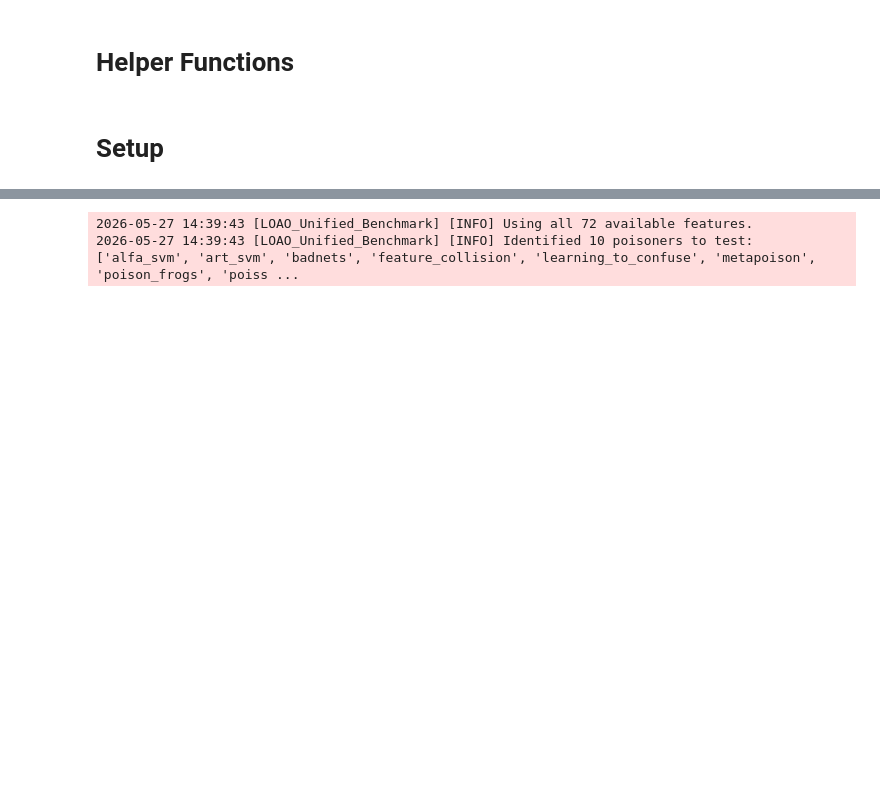
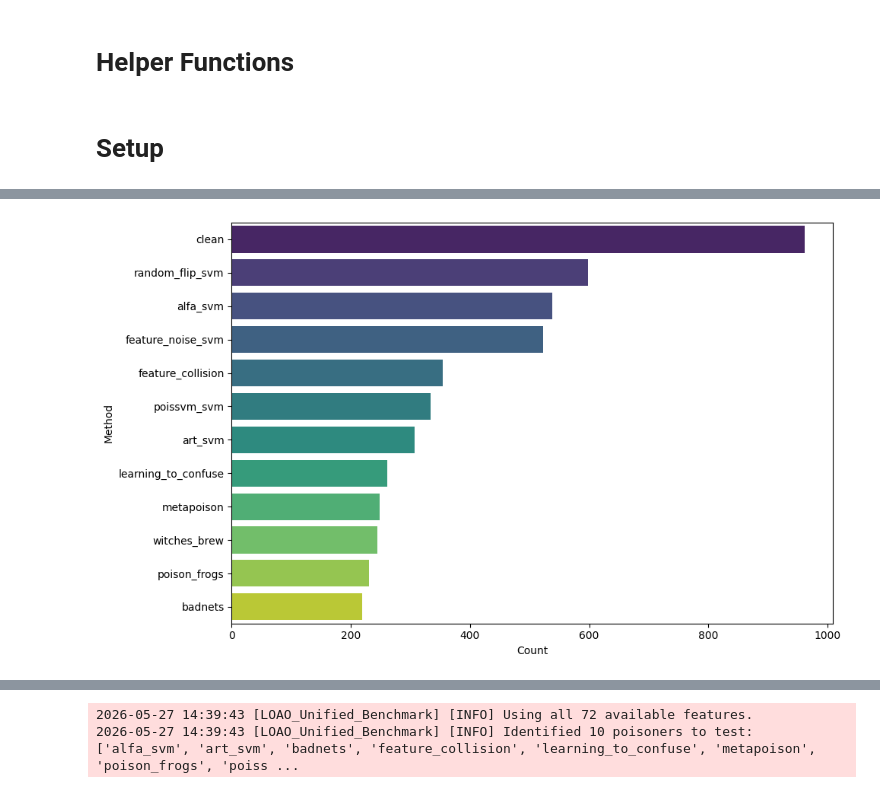
Before and after one commit to wickerlab/diva-2, a Jupyter notebook: diva/detector.ipynb, the cells around one changed output, grey strips where cells are left out. Drawn from its saved outputs; the diff is of its cells as text; code cells hidden in the pictures; blank space fills up the shorter version.

Commit message:
Added meta_db description plots to detector.ipynb

```diff
--- a/diva/detector.ipynb
+++ b/diva/detector.ipynb
@@ -72,3 +72,86 @@ workers = 4
 seed = 42
 plots_dir = f"data/plots_detector"
 os.makedirs(plots_dir, exist_ok=True)
+# %%
+"""
+Reads the MetaDB, prints comprehensive statistics regarding dataset balance,
+and generates visual plots (bar chart for methods, heatmap for rates).
+"""
+if not os.path.exists(db_path):
+    logger.error(f"Database not found at: {db_path}")
+
+try:
+    df = pd.read_csv(db_path)
+except Exception as e:
+    logger.error(f"Failed to read database: {e}")
+
+plots_metadb_dir = "./data/plots_metadb"
+os.makedirs(plots_metadb_dir, exist_ok=True)
+
+print("\n" + "="*50)
+print(f"📊 META-DATABASE STATISTICS: {os.path.basename(db_path)}")
+print("="*50)
+
+print(f"Total Datasets Processed: {len(df)}")
+
+if 'Is_Poisoned' in df.columns:
+    print("\n--- ⚖️ Class & Domain Distribution ---")
+    clean_df = df[df['Is_Poisoned'] == 0].copy()
+    clean_count = len(clean_df)
+    pois_count = len(df[df['Is_Poisoned'] == 1])
+
+    print(f"Clean (0):    {clean_count} ({clean_count/len(df):.1%})")
+    print(f"Poisoned (1): {pois_count} ({pois_count/len(df):.1%})")
+
+    # Dynamically extract sources from clean datasets
+    def extract_source(data_name):
+        if data_name.startswith('f0') or data_name.startswith('f1'):
+            return 'synthetic'
+        return data_name.split('_')[0].lower()
+
+    clean_df['Source'] = clean_df['Data'].apply(extract_source)
+    source_counts = clean_df['Source'].value_counts()
+
+    print("\nClean Baselines by Source:")
+    for src, count in source_counts.items():
+        print(f"  - {src.upper()}: {count} ({count/clean_count:.1%})")
+
+if 'Method' in df.columns:
+    print("\n--- 🛡️ Breakdown by Method ---")
+    method_counts = df['Method'].value_counts()
+    print(method_counts.to_string())
+
+    # Plot: Breakdown by Method (Fixed seaborn warning)
+    plt.figure(figsize=(10, 6))
+    sns.barplot(x=method_counts.values, y=method_counts.index, hue=method_counts.index, palette='viridis', legend=False)
+    print(f"Dataset Breakdown by Method ({os.path.basename(db_path)})")
+    plt.xlabel("Count")
+    plt.ylabel("Method")
+    plt.tight_layout()
+    method_plot_path = os.path.join(plots_metadb_dir, f"{os.path.splitext(os.path.basename(db_path))[0]}_method_dist.png")
+    plt.savefig(method_plot_path, dpi=300, bbox_inches='tight')
+    print(f"-> Saved method breakdown plot to: {method_plot_path}")
+
+if 'Method' in df.columns and 'Rate' in df.columns:
+    print("\n--- 📈 Rate Distribution per Method ---")
+    df_attacks = df[df['Method'] != 'clean'].copy()
+
+    if not df_attacks.empty:
+        df_attacks['Rate'] = df_attacks['Rate'].apply(lambda x: f"{x:.2f}")
+        pivot = df_attacks.pivot_table(index='Method', columns='Rate', aggfunc='size', fill_value=0)
+
+        # Plot: Heatmap of Rate Distribution
+        plt.figure(figsize=(12, 6))
+        sns.heatmap(pivot, annot=True, fmt='d', cmap='YlGnBu', cbar_kws={'label': 'Count'})
+        print(f"Attack Count Heatmap: Method vs. Rate ({os.path.basename(db_path)})")
+        plt.ylabel("Poisoning Method")
+        plt.xlabel("Poisoning Rate")
+        plt.tight_layout()
+        heatmap_plot_path = os.path.join(plots_metadb_dir, f"{os.path.splitext(os.path.basename(db_path))[0]}_rate_heatmap.png")
+        plt.savefig(heatmap_plot_path, dpi=300, bbox_inches='tight')
+        print(f"-> Saved rate heatmap to: {heatmap_plot_path}")
+    else:
+        print("No attack methods found in the database.")
+
+print("="*50 + "\n")
+# %% [output]
@@ -74,0 +175 @@ os.makedirs(plots_dir, exist_ok=True)
+[figure, added]
```
Also changed, not shown: parts of 1 cell of this notebook.
